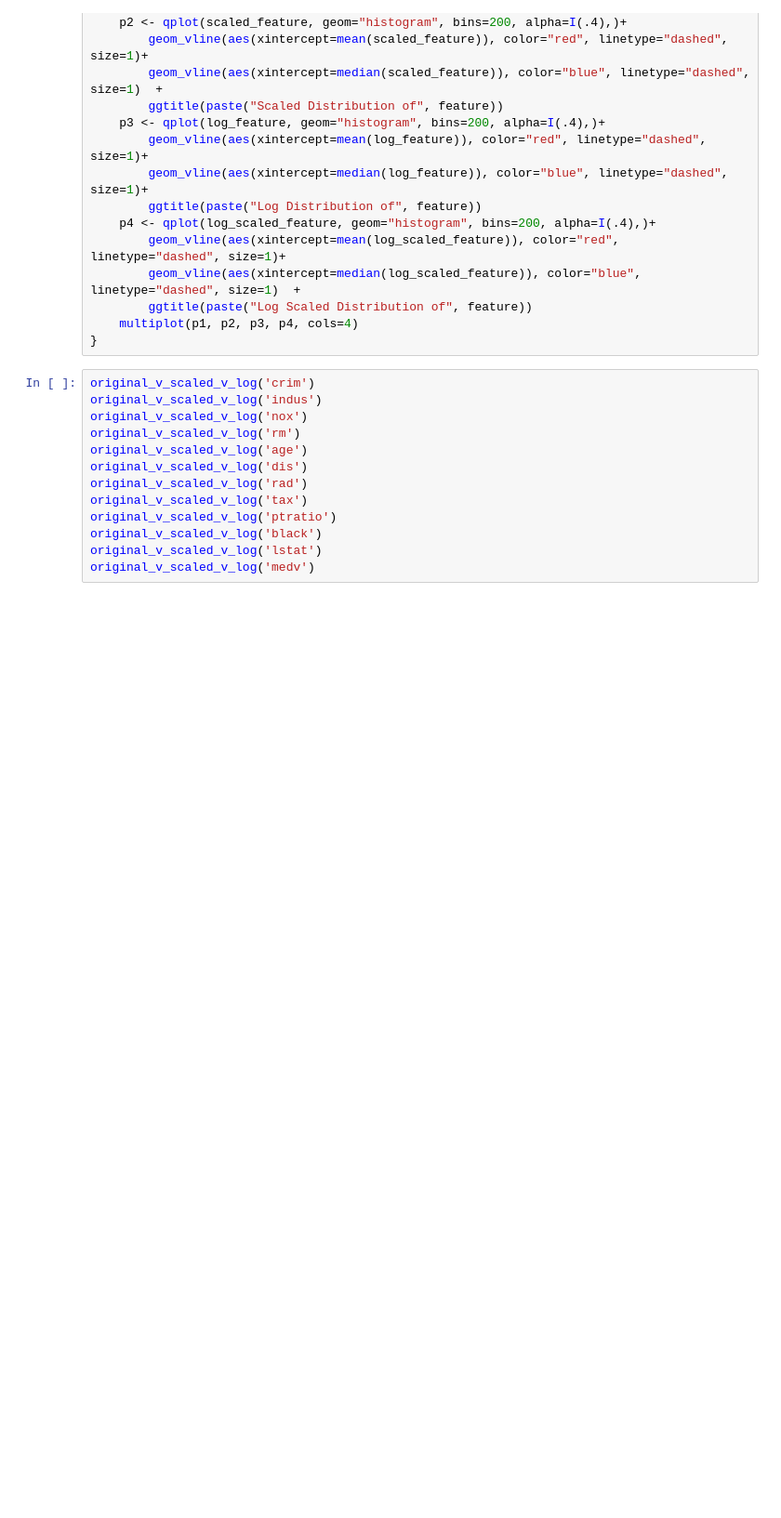
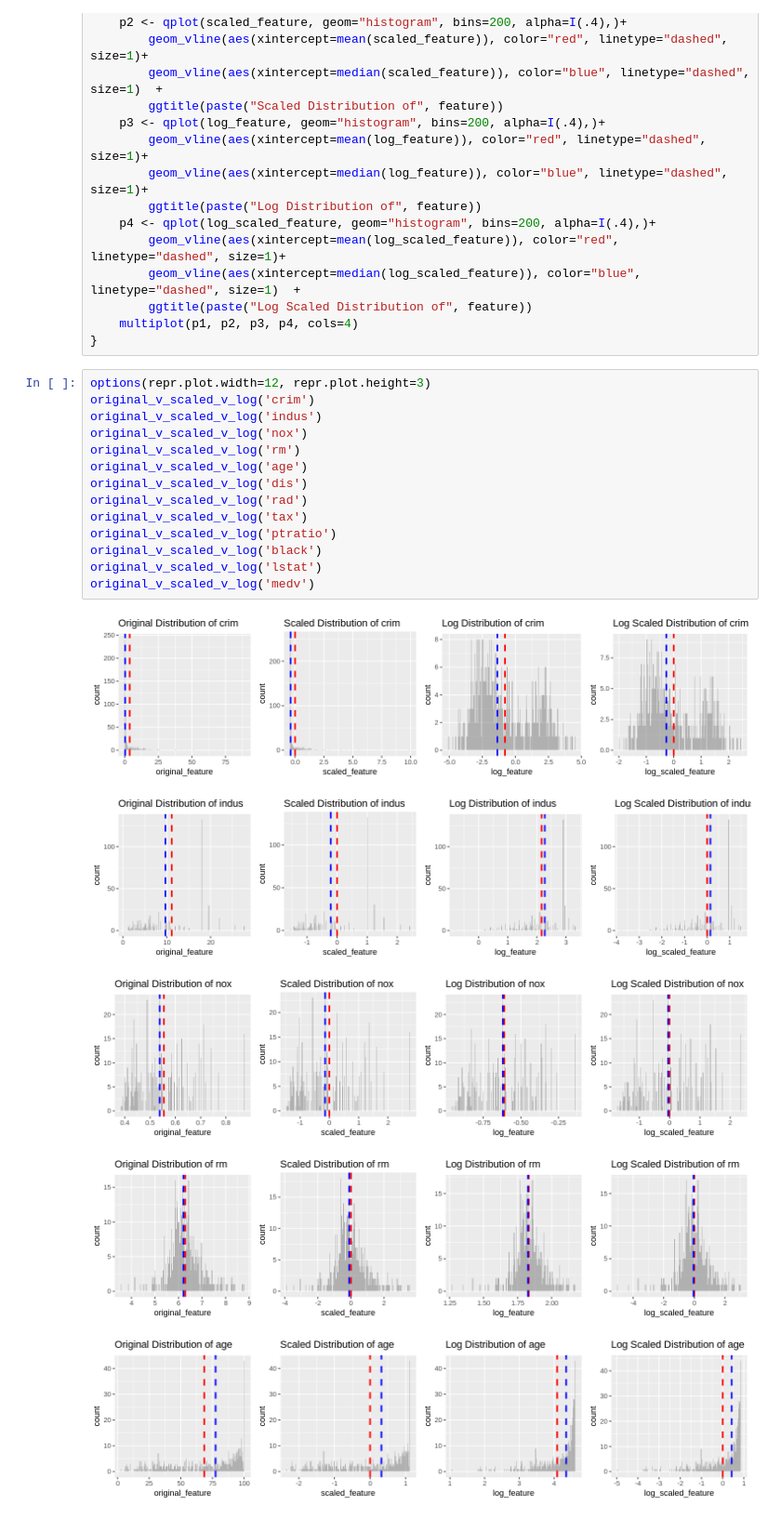
Before and after one commit to cleonadja/Boston-Housing-Data, a Jupyter notebook: ipynb/04-data_conditioning.ipynb, the cells around one changed output. Shown at 93% size. Drawn from its saved outputs; the diff is of its cells as text; blank space fills up the shorter version.

```diff
--- a/ipynb/04-data_conditioning.ipynb
+++ b/ipynb/04-data_conditioning.ipynb
@@ -184,15 +202,22 @@ original_v_scaled_v_log <- function (feature) {
     multiplot(p1, p2, p3, p4, cols=4)
 }
 # %%
+options(repr.plot.width=12, repr.plot.height=3)
 original_v_scaled_v_log('crim')
 original_v_scaled_v_log('indus')
 original_v_scaled_v_log('nox')
 original_v_scaled_v_log('rm')
 original_v_scaled_v_log('age')
 original_v_scaled_v_log('dis')
 original_v_scaled_v_log('rad')
 original_v_scaled_v_log('tax')
 original_v_scaled_v_log('ptratio')
 original_v_scaled_v_log('black')
 original_v_scaled_v_log('lstat')
 original_v_scaled_v_log('medv')
+# %% [output]
+[figure, added]
+[figure, added]
+[figure, added]
+[figure, added]
+[figure, added]
```
Also changed, not shown: parts of 12 cells of this notebook, 2 other files.
